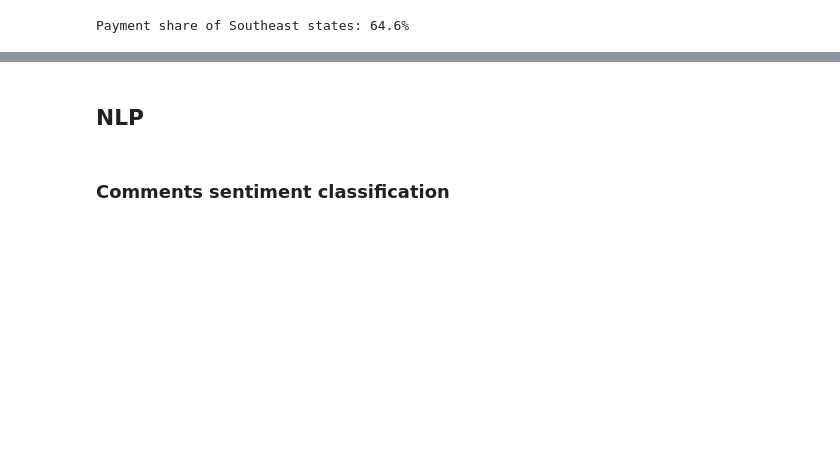
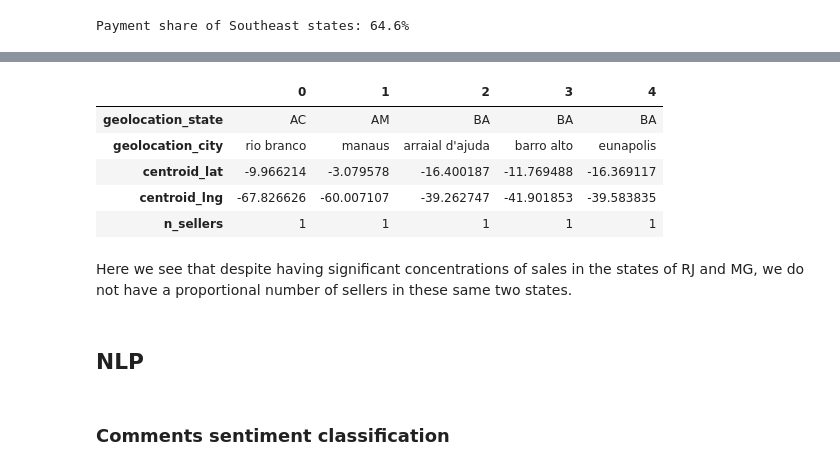
Before and after one commit to hturqueti/olist-brazilian-ecommerce-analysis, a Jupyter notebook: notebooks/01-orders-eda.ipynb, the cells around one changed output, grey strips where cells are left out. Saved outputs shown, nothing was run; the diff lists cells and outputs as text; code cells hidden in the pictures; blank space fills up the shorter version.

```diff
--- a/notebooks/01-orders-eda.ipynb
+++ b/notebooks/01-orders-eda.ipynb
@@ -409,0 +467,29 @@ The previous chart shows that the Southeast states have a higher number of selle
+# %%
+sellers_location = (
+    sellers[["seller_id", "seller_zip_code_prefix"]]
+    .drop_duplicates(subset=["seller_id"])
+    .merge(
+        city_state_by_zipcode,
+        how="left",
+        left_on=["seller_zip_code_prefix"],
+        right_on=["geolocation_zip_code_prefix"],
+    )
+    .merge(
+        centroid_geolocation,
+        how="left",
+        on=["geolocation_state", "geolocation_city"],
+    )
+    .groupby(by=["geolocation_state", "geolocation_city", "centroid_lat", "centroid_lng"])
+    .agg({"seller_id": "count"})
+    .reset_index()
+    .rename(columns={"seller_id": "n_sellers"})
+)
+
+sellers_location.head(5).T
+# %% [output]
+|  | 0 | 1 | 2 | 3 | 4 |
+| geolocation_state | AC | AM | BA | BA | BA |
+| geolocation_city | rio branco | manaus | arraial d'ajuda | barro alto | eunapolis |
+| centroid_lat | -9.966214 | -3.079578 | -16.400187 | -11.769488 | -16.369117 |
+| centroid_lng | -67.826626 | -60.007107 | -39.262747 | -41.901853 | -39.583835 |
+| n_sellers | 1 | 1 | 1 | 1 | 1 |
@@ -410,3 +560,5 @@ The previous chart shows that the Southeast states have a higher number of selle
+# %% [markdown]
+Here we see that despite having significant concentrations of sales in the states of RJ and MG, we do not have a proportional number of sellers in these same two states.
 # %% [markdown]
 ## NLP
 # %% [markdown]
```
Also changed, not shown: parts of 13 cells of this notebook.
